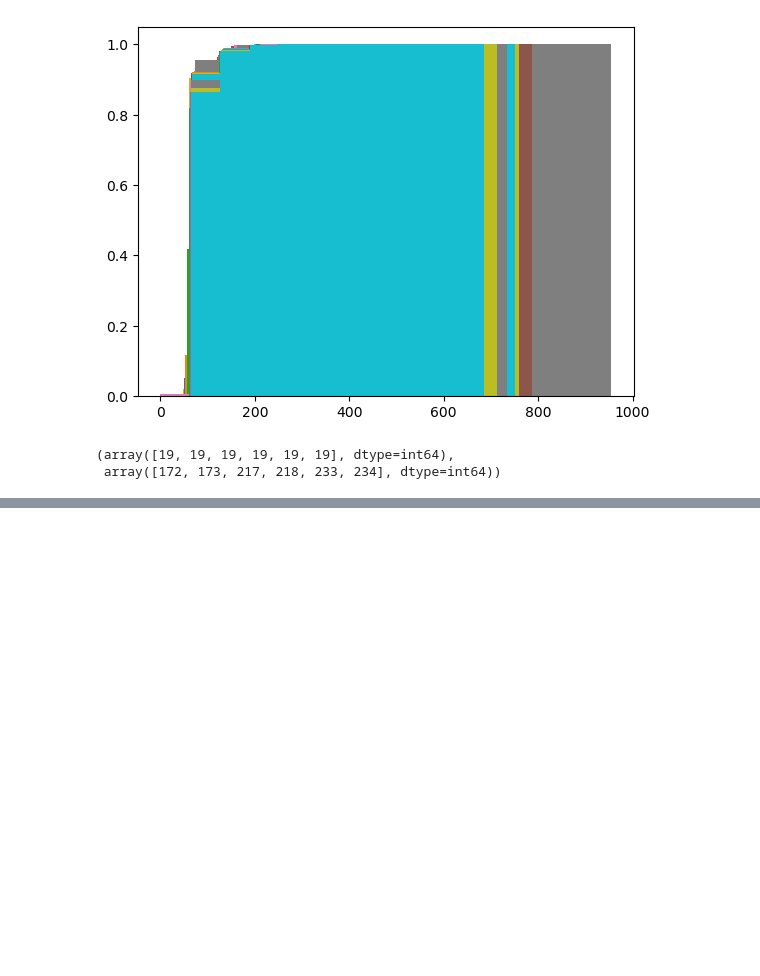
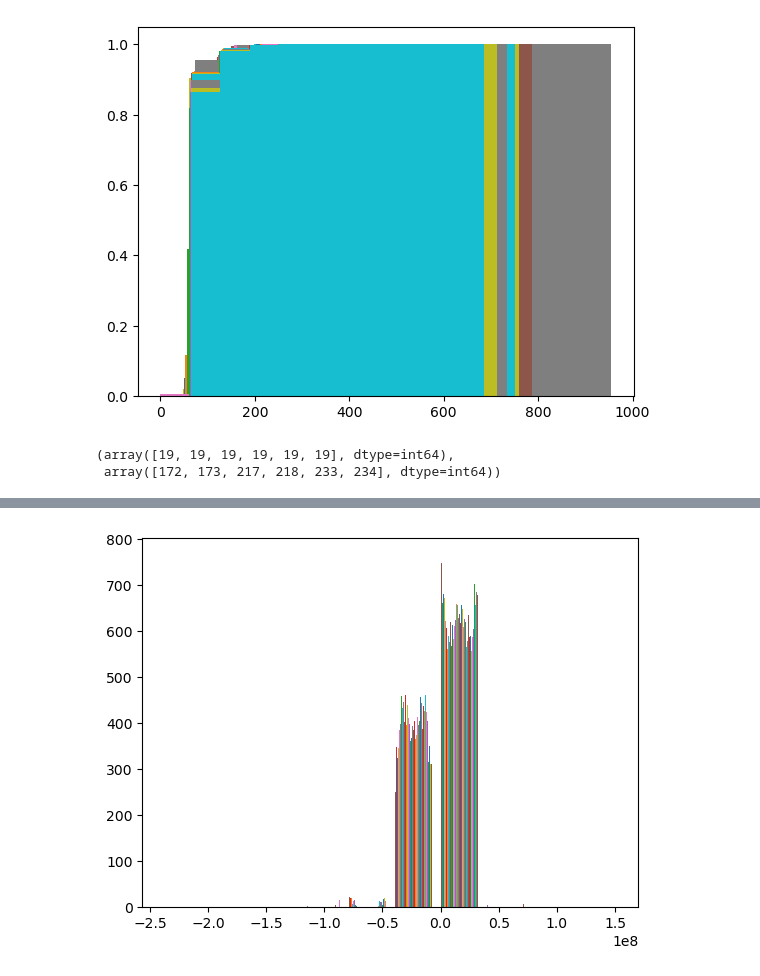
Before and after one commit to amityu/gel_sheets, a Jupyter notebook: exploration.ipynb, the cells around one changed output, grey strips where cells are left out. Cells and saved outputs as stored; diff of their text form; code cells hidden in the pictures; blank space fills up the shorter version.

```diff
--- a/exploration.ipynb
+++ b/exploration.ipynb
@@ -117,0 +142,5 @@ plt.show()
+# %%
+plt.hist(auto[0])
+plt.show()
+# %% [output]
+[figure, added]
```
Also changed, not shown: parts of 9 cells of this notebook.
